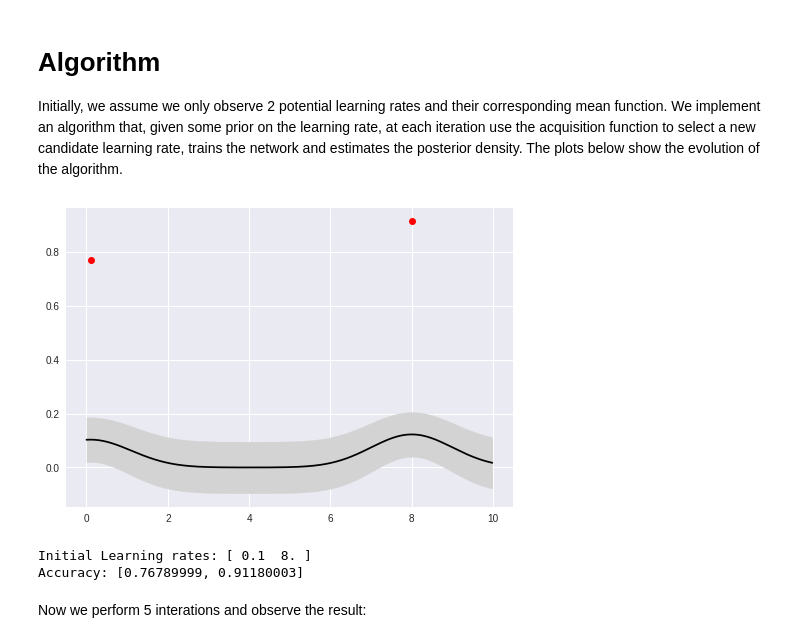
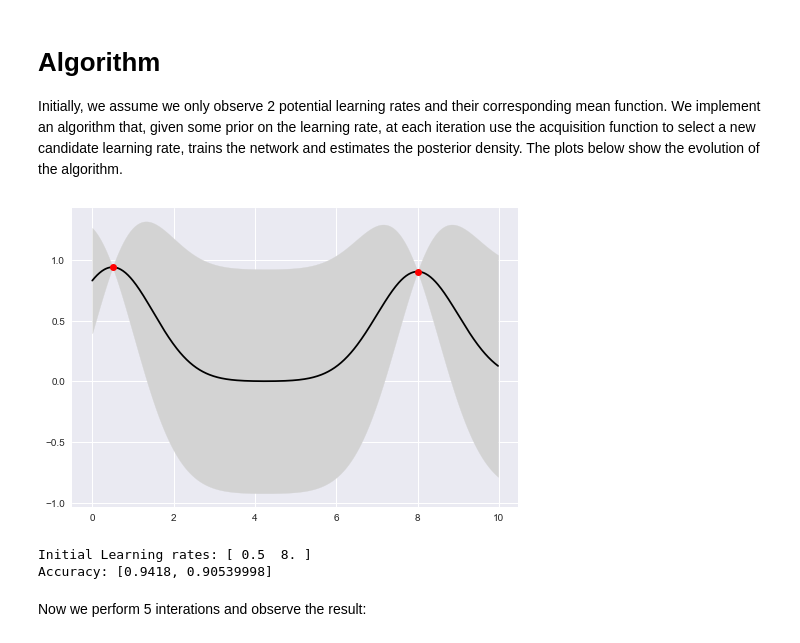
Before and after one commit to alohia/bayesopt, a Jupyter notebook: project.ipynb, the cells around one changed output. Cells and saved outputs as stored; diff of their text form; code cells hidden in the pictures.

```diff
--- a/project.ipynb
+++ b/project.ipynb
@@ -80,7 +80,7 @@ def gp_posterior(x, y, xn, m, noise, length, sf = 0):
 def data_posterior(x, E, cov):
     data = pd.DataFrame({'x': x})
     data['Mean'] = E
-    data['StdDev'] = np.diag(cov)
+    data['StdDev'] = np.sqrt(np.diag(cov))
     #Generate the 5 samples as multivariate normals with 0 mean and covariance sigma
     for i in range(5):
         data['y'+str(i)] = np.random.multivariate_normal(E, cov)
@@ -160,29 +162,30 @@ Initially, we assume we only observe 2 potential learning rates and their corres
 # %%
 
 sess = tf.InteractiveSession()
 h_dim = 20 # Fixed number of hidden dimensions
 n = 500 # Number of point in the grid.
 xn = np.arange(0,10,10/n)
 
-l_rates = np.array([0.1,8]) # Initial leeaning rates
+l_rates = np.array([0.5, 8]) # Initial leeaning rates
 f = [nn_train(l, h_dim) for l in l_rates] #Accuracy
 
-m, noise, length, sf = opt_hyparams_noise(l_rates,f)
+noise = 1;length =1; m=0
+m, noise, length, sf = opt_hyparams(l_rates,f)
 E, cov = gp_posterior(l_rates, f, xn, m, noise, length, sf)
 data = data_posterior(xn, E, cov)
 
 #This plot shows the mean and variance with two initial observations:
 plt.plot(data['x'],data['Mean'], color = 'black', label = 'Mean')
 plt.plot(l_rates,f, 'ro', label = 'Obs')
 plt.fill_between(data['x'], data['Mean']-data['StdDev'], data['Mean']+data['StdDev'],color = 'lightgrey')
 plt.show()
 
 print ('Initial Learning rates:', l_rates)
 print ('Accuracy:', f)
 # %% [output]
-[figure, old version]
+[figure, new version]
-Initial Learning rates: [ 0.1  8. ]
-Accuracy: [0.76789999, 0.91180003]
+Initial Learning rates: [ 0.5  8. ]
+Accuracy: [0.9418, 0.90539998]
 # %% [markdown]
 Now we perform 5 interations and observe the result:
 # %%
```
Also changed, not shown: parts of 2 cells of this notebook.
